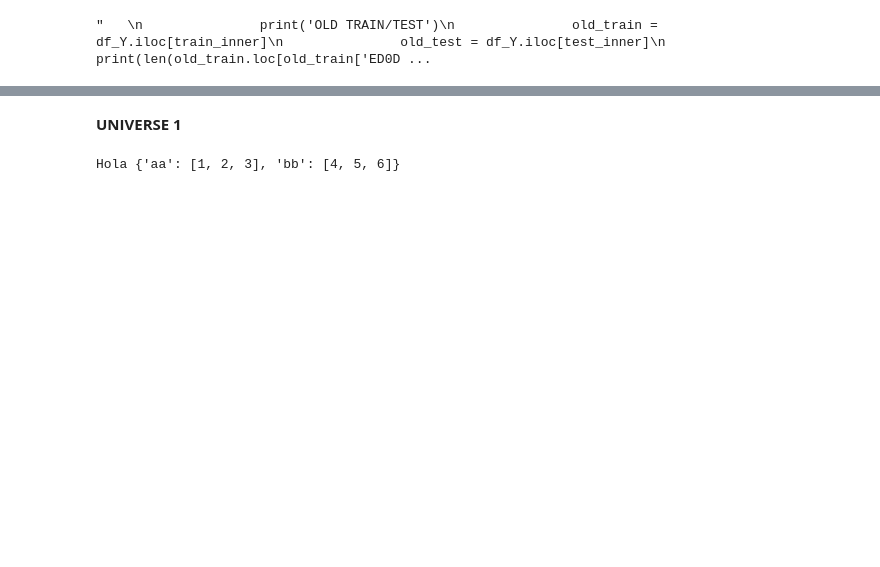
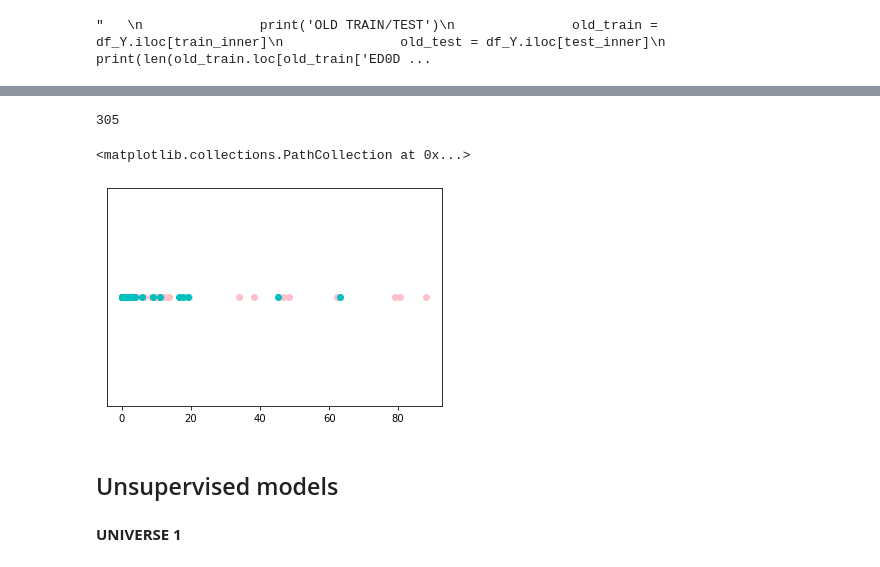
Before and after one commit to unaicarbajo/one-class-covid19, a Jupyter notebook: covid19_prognosis.ipynb, the cells around one changed output, grey strips where cells are left out. Saved outputs shown, nothing was run; the diff lists cells and outputs as text; code cells hidden in the pictures; blank space fills up the shorter version.

```diff
--- a/covid19_prognosis.ipynb
+++ b/covid19_prognosis.ipynb
@@ -583,0 +647,31 @@ def nested_cv(X, Y, outer_folds, inner_folds, model, parameters, one_class=0, no
+# %%
+model=OneClassSVM(nu=0.5)
+
+train = X_collection[42][0].loc[Y_collection[42][0]['ED0DISWHY']==1]
+model.fit(train)
+
+# OUTLIER-SCORE IN OCSVM
+# https://activisiongamescience.github.io/2015/12/23/Unsupervised-Anomaly-Detection-SOD-vs-One-class-SVM/#sklearn-Users-Beware
+
+# Computing outlier-score in OCSVM
+MAX = max(model.decision_function(X_collection[42][0]))
+outlier_score = MAX - model.decision_function(X_collection[42][1])
+
+print(outlier_score)
+
+
+# fpr, tpr, thresholds = roc_curve(Y_collection[42][1], outlier_score, pos_label=1)
+# roc_auc = metrics.auc(fpr, tpr)
+# print(auc_ocsvm)
+
+# plt.title('Receiver Operating Characteristic')
+# plt.plot(fpr, tpr, 'b', label = 'AUC = %0.2f' % roc_auc)
+# plt.legend(loc = 'lower right')
+# plt.plot([0, 1], [0, 1],'r--')
+# plt.xlim([0, 1])
+# plt.ylim([0, 1])
+# plt.ylabel('True Positive Rate')
+# plt.xlabel('False Positive Rate')
+# plt.show()
+
+# print("#########")
@@ -584,10 +696,22 @@ def nested_cv(X, Y, outer_folds, inner_folds, model, parameters, one_class=0, no
+# %%
+len(anomaly_index)
+# %% [output]
+305
+# %%
+index = Y_collection[42][1].index
+anomaly_index = index[Y_collection[42][1]['ED0DISWHY']==-1]
+positive_index = index[Y_collection[42][1]['ED0DISWHY']==1]
+
+plt.yticks([-1,1])
+plt.scatter(outlier_score[anomaly_index], [0]*len(anomaly_index), c='pink')
+plt.scatter(outlier_score[positive_index], [0]*len(positive_index), c='c')
+# %% [output]
+<matplotlib.collections.PathCollection at 0x...>
+[figure, added]
+# %% [markdown]
+## Unsupervised models
 # %% [markdown]
 **UNIVERSE 1**
-# %%
-a = {'aa':[1,2,3], 'bb': [4,5,6]}
-print("Hola {}".format(a))
-# %% [output]
-Hola {'aa': [1, 2, 3], 'bb': [4, 5, 6]}
 # %%
 
 ## Previous
```
Also changed, not shown: parts of 23 cells of this notebook, 1 other file.
